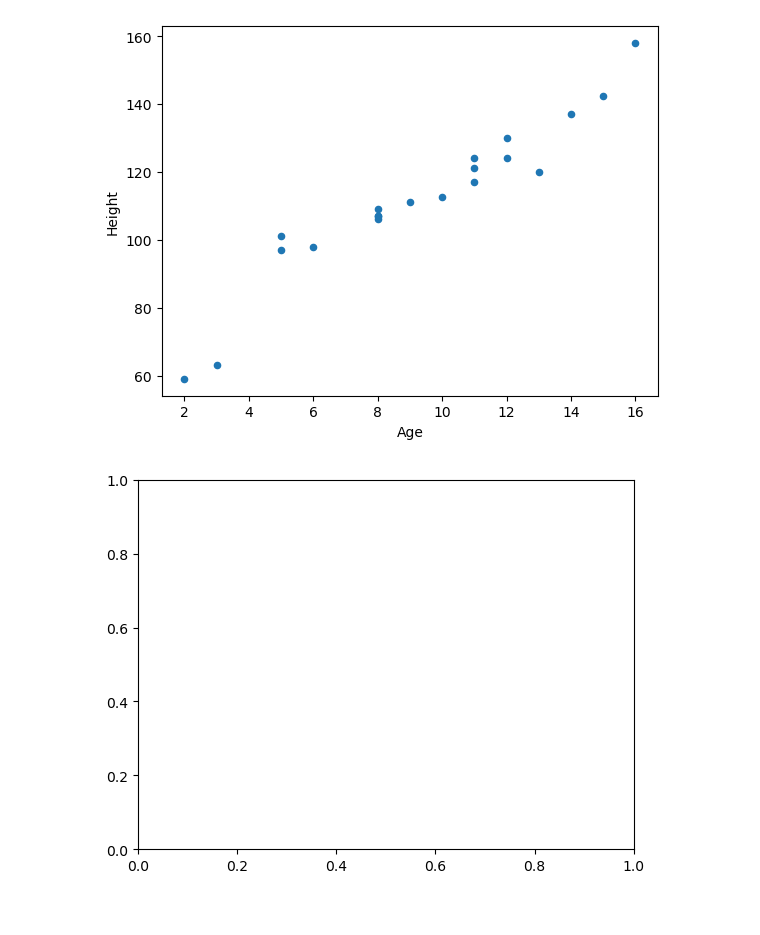
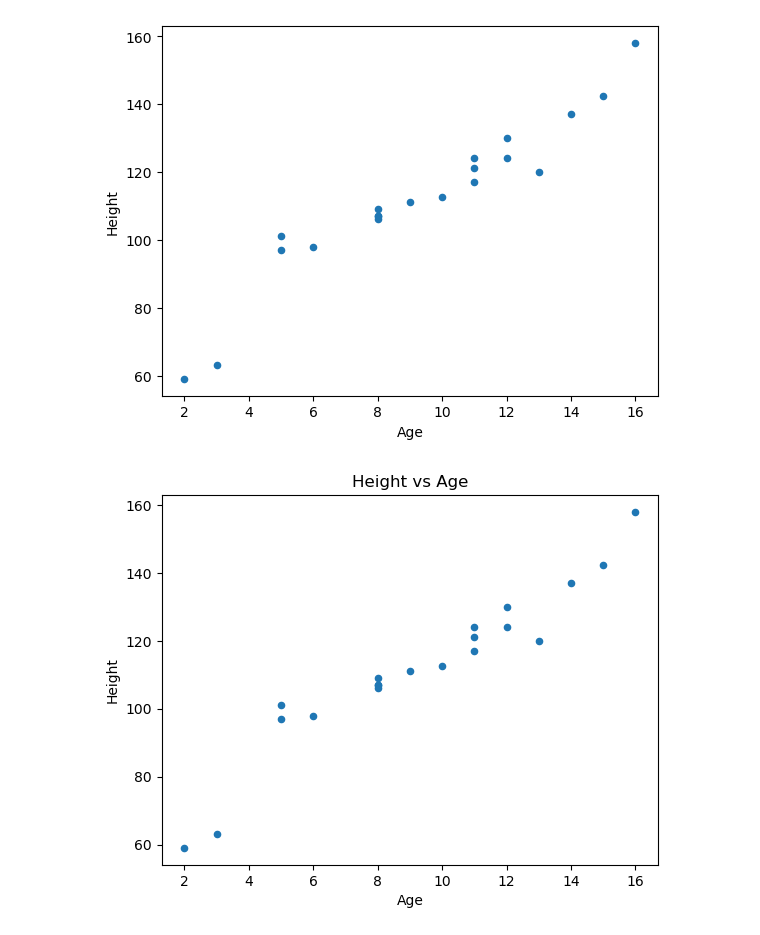
Before and after one commit to lkeegan/jupyter-data-exploration-live, a Jupyter notebook: part2.ipynb, the cells around one changed output. Saved outputs shown, nothing was run; the diff lists cells and outputs as text; code cells hidden in the pictures.

```diff
--- a/part2.ipynb
+++ b/part2.ipynb
@@ -320,5 +320,8 @@ df.plot.scatter(x="Age", y="Height")
 [figure]
 # %%
 fig, axs = plt.subplots()
+df.plot.scatter(x="Age", y="Height", ax=axs)
+plt.title("Height vs Age")
+plt.show()
 # %% [output]
-[figure, old version]
+[figure, new version]
```
Also changed, not shown: parts of 1 cell of this notebook.
